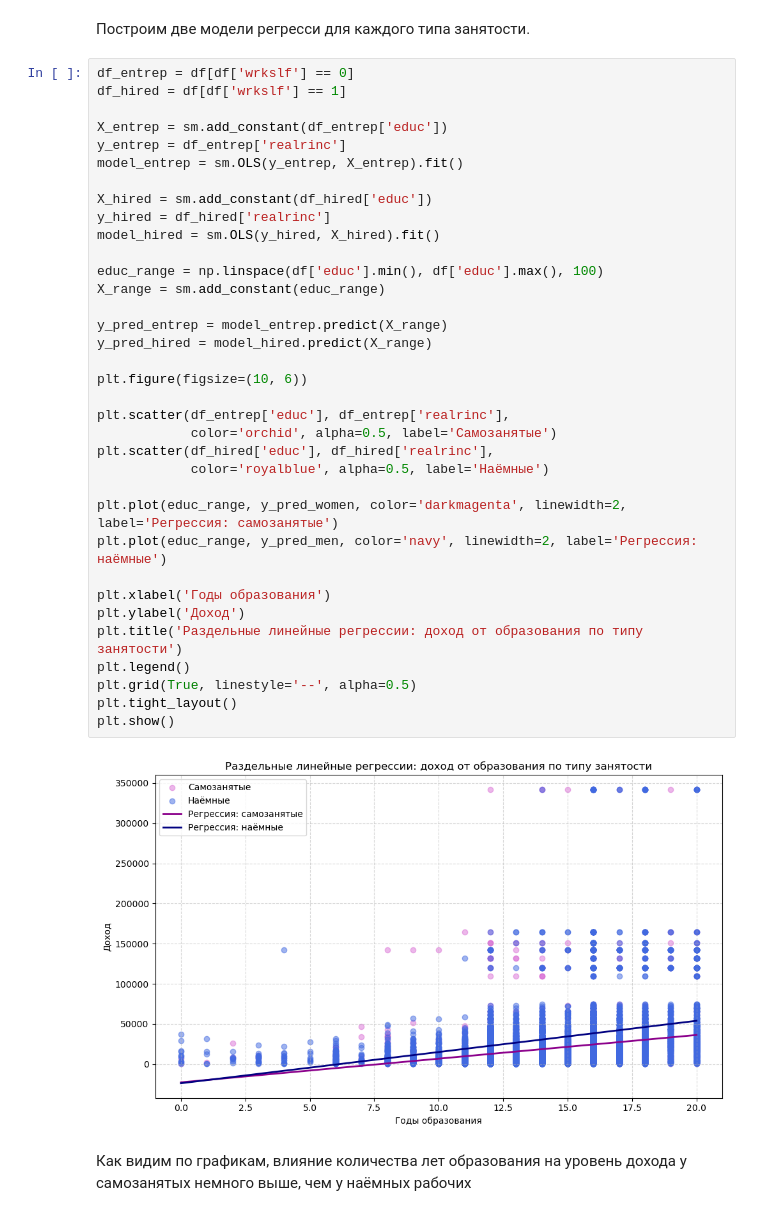
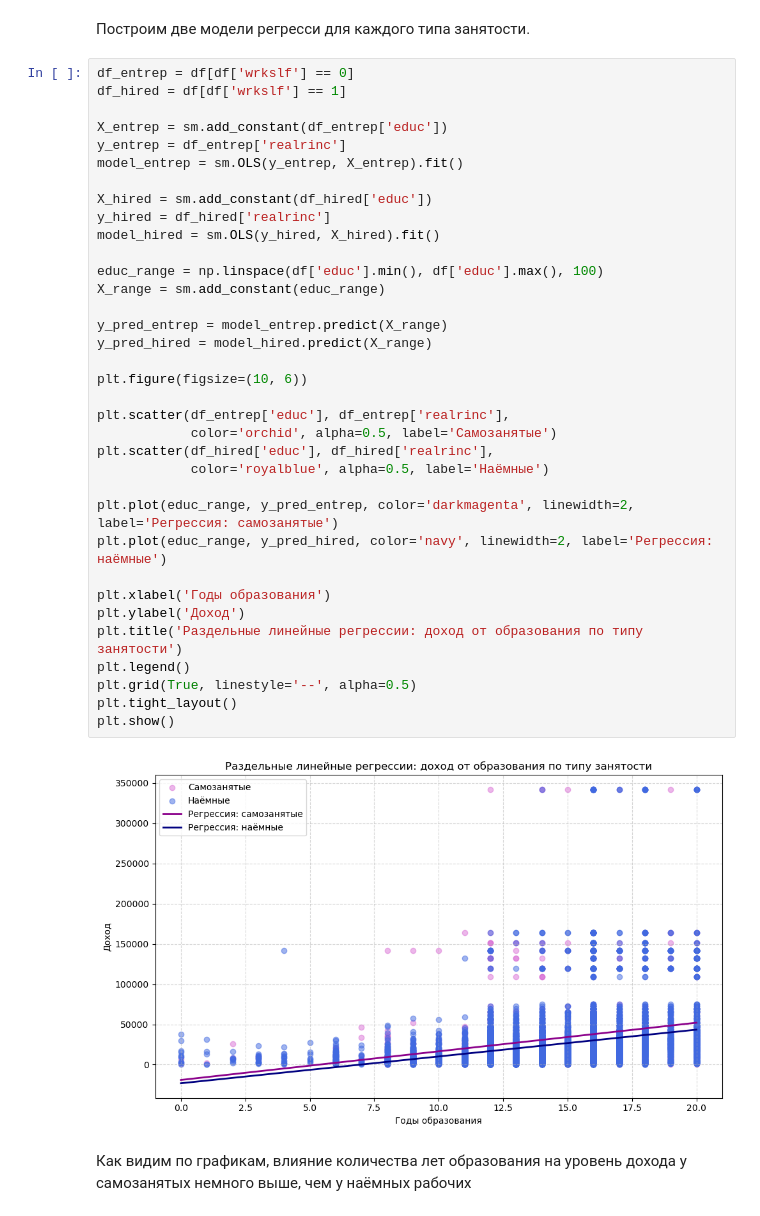
Before and after one commit to Strory/CourseWork3, a Jupyter notebook: Research1.ipynb, the cells around one changed output. Saved outputs shown, nothing was run; the diff lists cells and outputs as text.

```diff
--- a/Research1.ipynb
+++ b/Research1.ipynb
@@ -656,36 +656,36 @@ df_hired = df[df['wrkslf'] == 1]
 X_entrep = sm.add_constant(df_entrep['educ'])
 y_entrep = df_entrep['realrinc']
 model_entrep = sm.OLS(y_entrep, X_entrep).fit()
 
 X_hired = sm.add_constant(df_hired['educ'])
 y_hired = df_hired['realrinc']
 model_hired = sm.OLS(y_hired, X_hired).fit()
 
 educ_range = np.linspace(df['educ'].min(), df['educ'].max(), 100)
 X_range = sm.add_constant(educ_range)
 
 y_pred_entrep = model_entrep.predict(X_range)
 y_pred_hired = model_hired.predict(X_range)
 
 plt.figure(figsize=(10, 6))
 
 plt.scatter(df_entrep['educ'], df_entrep['realrinc'],
             color='orchid', alpha=0.5, label='Самозанятые')
 plt.scatter(df_hired['educ'], df_hired['realrinc'],
             color='royalblue', alpha=0.5, label='Наёмные')
 
-plt.plot(educ_range, y_pred_women, color='darkmagenta', linewidth=2, label='Регрессия: самозанятые')
-plt.plot(educ_range, y_pred_men, color='navy', linewidth=2, label='Регрессия: наёмные')
+plt.plot(educ_range, y_pred_entrep, color='darkmagenta', linewidth=2, label='Регрессия: самозанятые')
+plt.plot(educ_range, y_pred_hired, color='navy', linewidth=2, label='Регрессия: наёмные')
 
 plt.xlabel('Годы образования')
 plt.ylabel('Доход')
 plt.title('Раздельные линейные регрессии: доход от образования по типу занятости')
 plt.legend()
 plt.grid(True, linestyle='--', alpha=0.5)
 plt.tight_layout()
 plt.show()
 # %% [output]
-[figure, old version]
+[figure, new version]
 # %% [markdown]
 Как видим по графикам, влияние количества лет образования на уровень дохода у самозанятых немного выше, чем у наёмных рабочих
 # %% [markdown]
```
Also changed, not shown: parts of 5 cells of this notebook, 3 other files.
